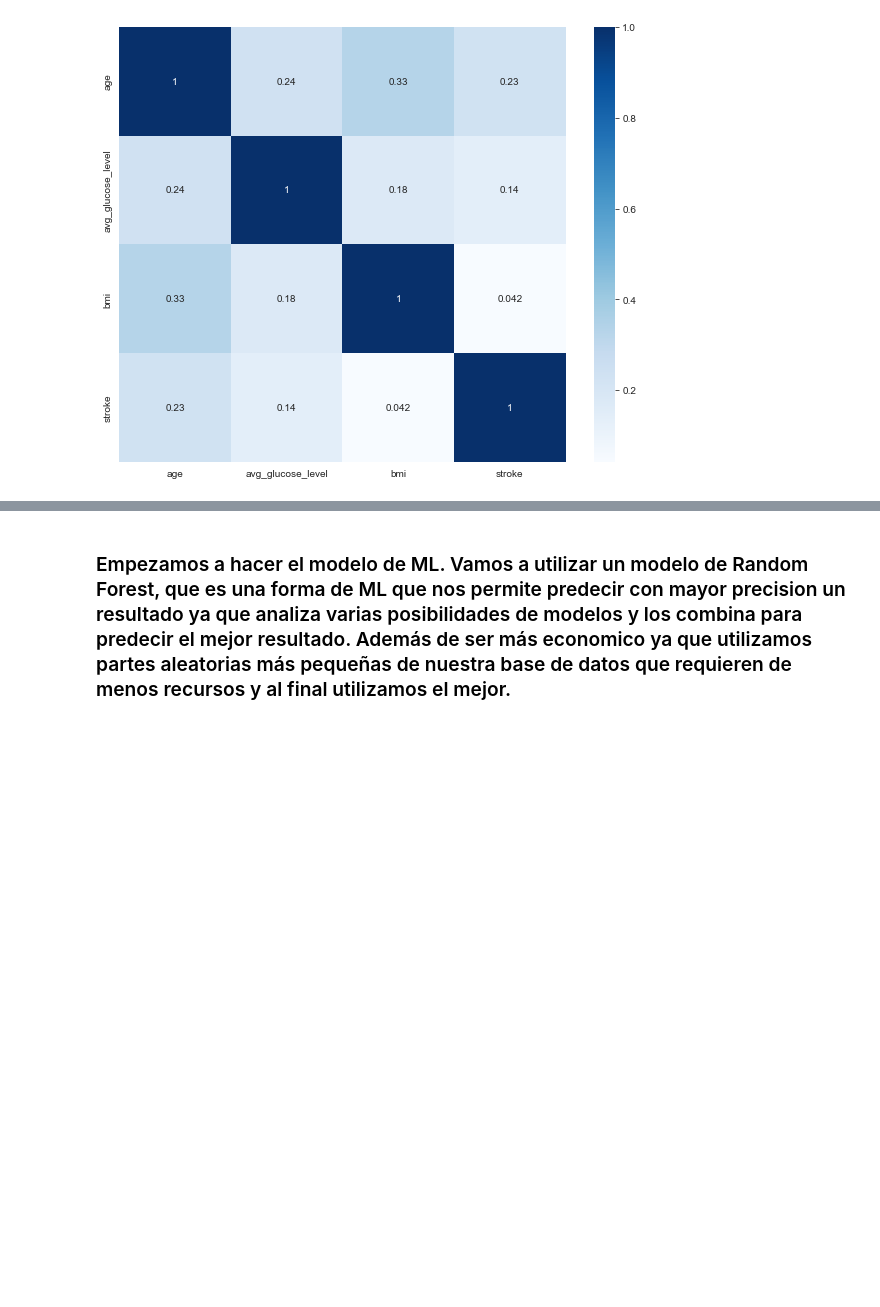
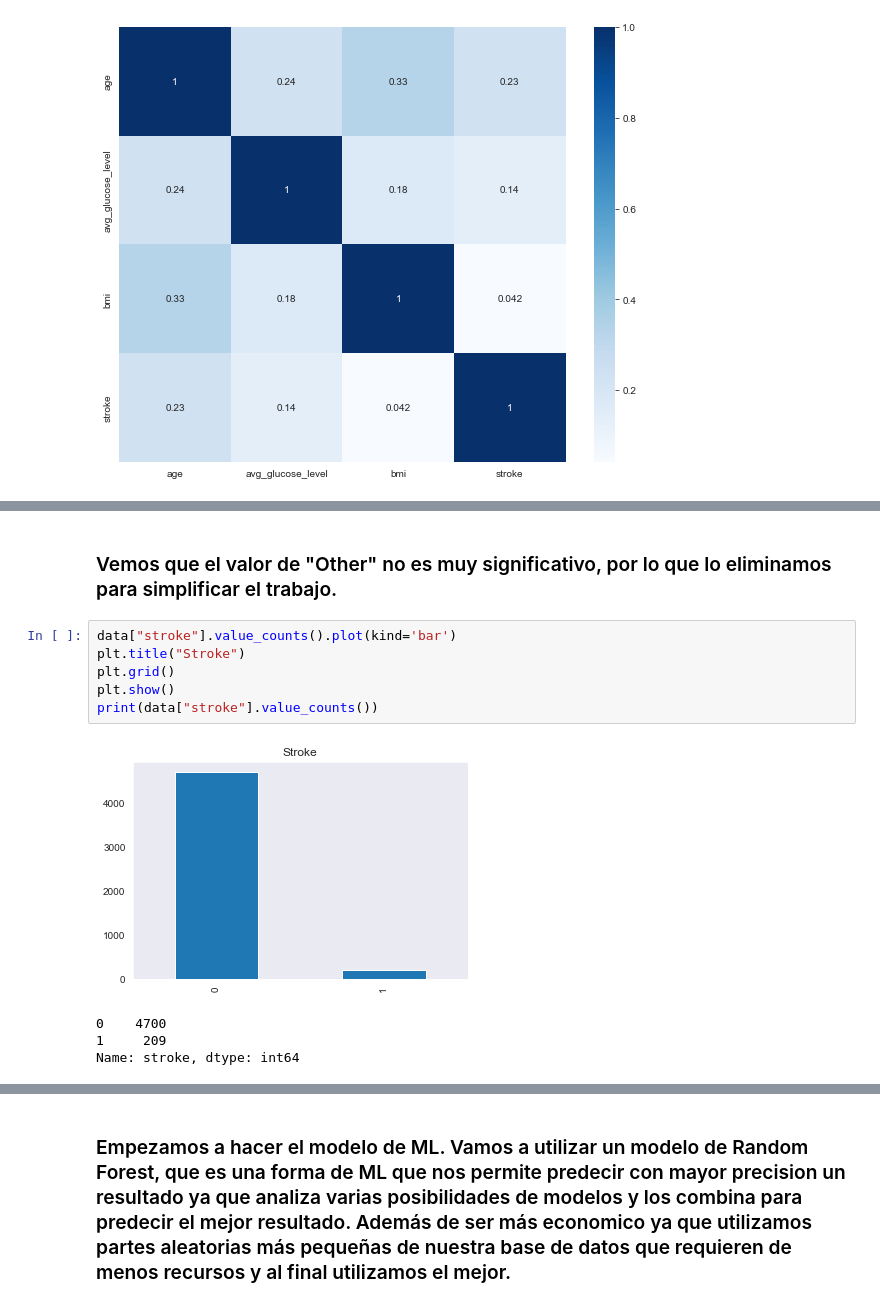
Before and after one commit to andresblnc/stroke_ml_prob, a Jupyter notebook: main.ipynb, the cells around one changed output, grey strips where cells are left out. Saved outputs shown, nothing was run; the diff lists cells and outputs as text; blank space fills up the shorter version.

```diff
--- a/main.ipynb
+++ b/main.ipynb
@@ -101,0 +114,13 @@ plt.show()
+# %% [markdown]
+### Vemos que el valor de "Other" no es muy significativo, por lo que lo eliminamos para simplificar el trabajo.
+# %%
+data["stroke"].value_counts().plot(kind='bar')
+plt.title("Stroke")
+plt.grid()
+plt.show()
+print(data["stroke"].value_counts())
+# %% [output]
+[figure, added]
+0    4700
+1     209
+Name: stroke, dtype: int64
```
Also changed, not shown: parts of 31 cells of this notebook.
